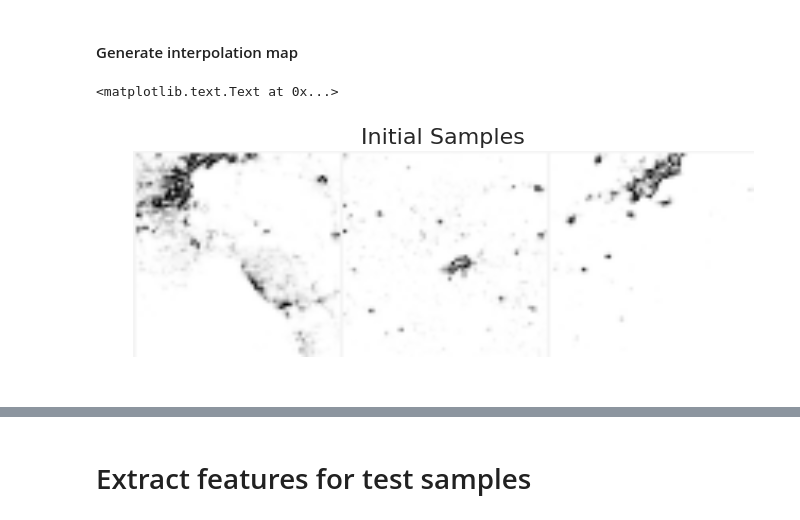
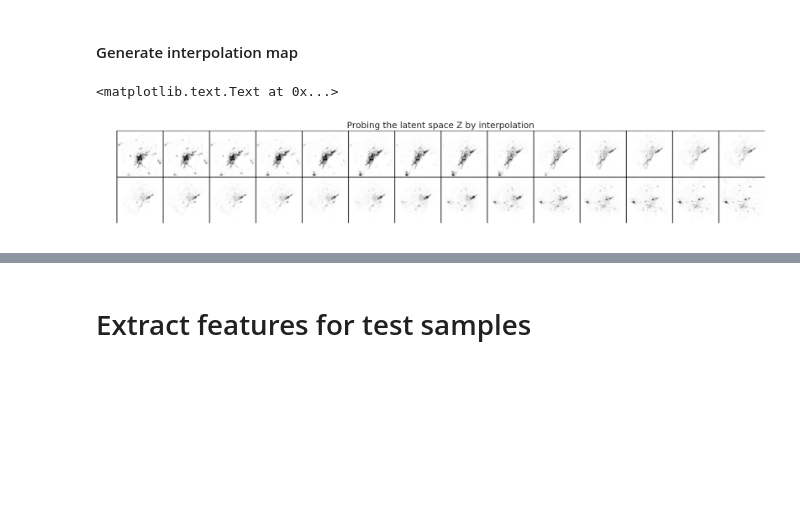
Before and after one commit to adrianalbert/urbanization-patterns, a Jupyter notebook: analysis/SAR analysis with DCGANs.ipynb, the cells around one changed output, grey strips where cells are left out. Drawn from its saved outputs; the diff is of its cells as text; code cells hidden in the pictures; blank space fills up the shorter version.

```diff
--- a/analysis/SAR analysis with DCGANs.ipynb
+++ b/analysis/SAR analysis with DCGANs.ipynb
@@ -202,0 +111,6 @@ ax[1].legend()
+# %%
+files_cptG = glob.glob(experiment_dir + "/netG*.pth")
+files_cptG = {int(os.path.basename(f).split(".")[0].split("_")[-1]):f \
+              for f in files_cptG}
+netG_ckpt = files_cptG[np.argmax(files_cptG.keys())]
+print netG_ckpt
@@ -221,0 +182,18 @@ netG.load_state_dict(torch.load(files_cptG[np.argmax(files_cptG.keys())]))
+# %%
+N = 100
+
+Z = np.random.randn(N, nz)
+cond = np.ones((N,1)) * 0.08
+
+fake = generate_samples(Z, cond=cond)
+
+stats_fake = compute_stats(fake)
+stats_fake_np = stats_fake.data.numpy().squeeze()
+print stats_fake_np.mean()
+
+canvas = vutils.make_grid(fake.data[:15], nrow=5, padding=1).numpy()
+
+plt.figure(figsize=(16,8))
+plt.imshow(np.abs(canvas[0,:,:]))
+plt.axis("off")
+plt.title("Initial Samples", fontsize=16)
@@ -231,27 +225,18 @@ def generate_interpolation_map(Z,M):
             Z_map[n,m,:] = Z[n,:] + m*dZ
     Z_map = Z_map.reshape(((N-1)*(M+1), nz))
     return Z_map
-
-def generate_samples(Z, cuda=False):
-    N, nz = Z.shape
-    Zv = torch.FloatTensor(Z.reshape(N, nz, 1, 1))
-    if cuda:
-        Zv = Zv.cuda()
-    Zv = Variable(Zv)
-    fake = netG(Zv)
-    return fake
 # %%
-N = 3
+M = 15
 
-Z = np.random.randn(N, nz)
-fake = generate_samples(Z)
+Z_map = generate_interpolation_map(Z[[0,3,12]], M)
+fake = generate_samples(Z_map, cond=cond)
 
 canvas = vutils.make_grid(fake.data, nrow=M-1, padding=1).numpy()
 
-plt.figure(figsize=(8,4))
-plt.imshow(1-np.abs(canvas[0,:,:]))
+plt.figure(figsize=(24,10))
+plt.imshow(np.abs(canvas[0,:,:]))
 plt.axis("off")
-plt.title("Initial Samples", fontsize=16)
+plt.title("Probing the latent space Z by interpolation")
 # %% [output]
 <matplotlib.text.Text at 0x...>
-[figure, old version]
+[figure, new version]
```
Also changed, not shown: parts of 70 cells of this notebook, 16 other files.
